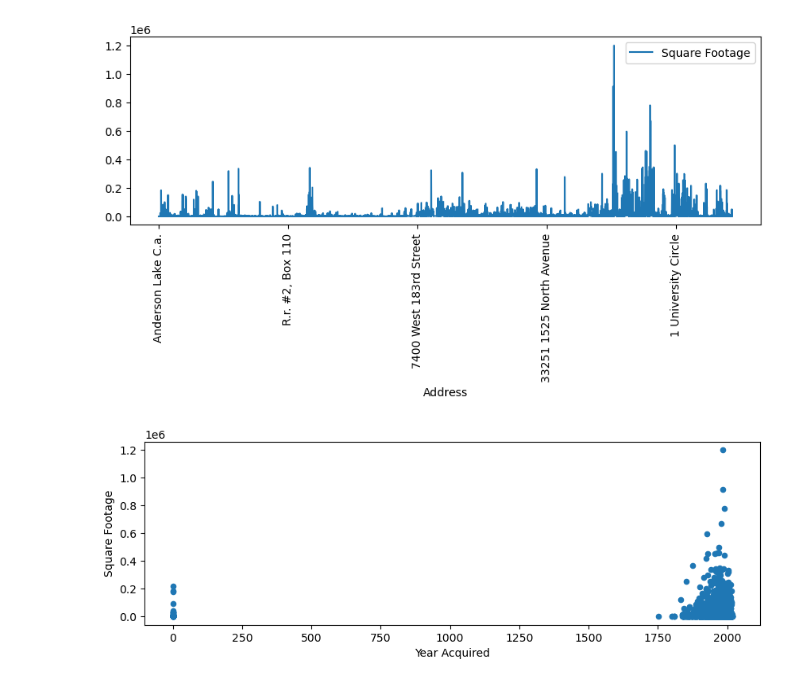
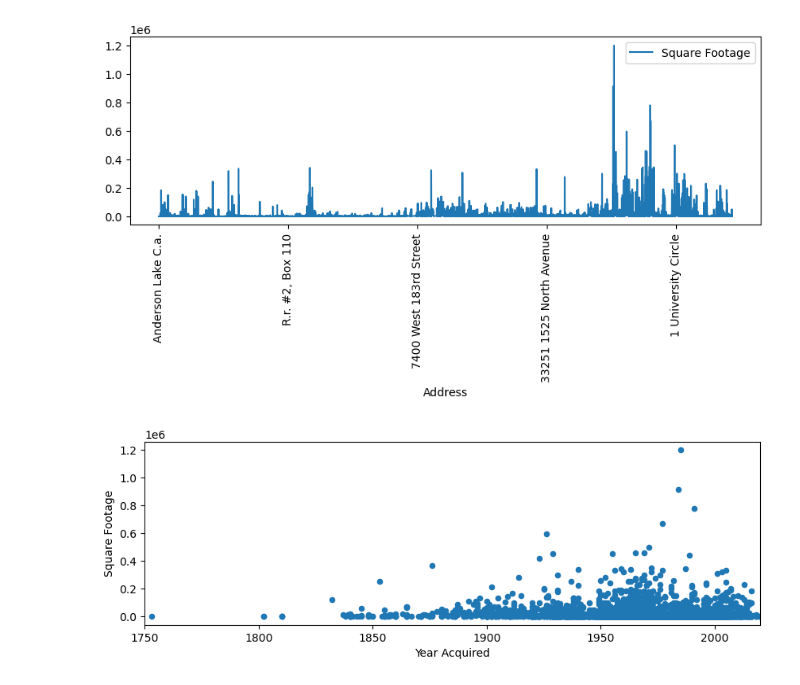
Before and after one commit to UIUC-iSchool-DataViz/is445_bcubcg_fall2023, a Jupyter notebook: week03/inClass_week03.ipynb, the cells around one changed output. Saved outputs shown, nothing was run; the diff lists cells and outputs as text; code cells hidden in the pictures.

```diff
--- a/week03/inClass_week03.ipynb
+++ b/week03/inClass_week03.ipynb
@@ -121,7 +121,9 @@ plt.show()
 # %% [output]
 [figure]
 # %%
-buildings.plot(x='Year Acquired', y='Square Footage', figsize=(10,3),kind='scatter')
+ax = buildings.plot(x='Year Acquired', y='Square Footage',
+                    figsize=(10,3),kind='scatter')
+ax.set_xlim(1750,2020)
 plt.show()
 # %% [output]
-[figure, old version]
+[figure, new version]
```
